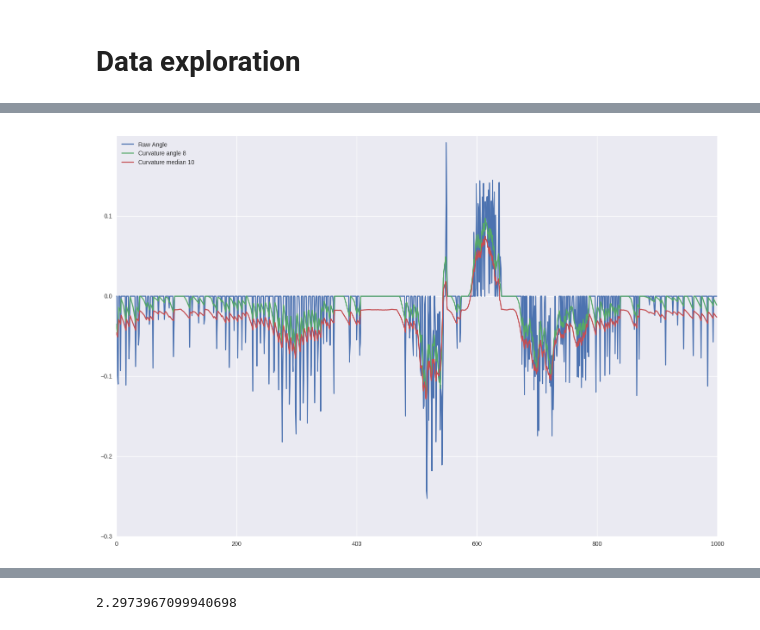
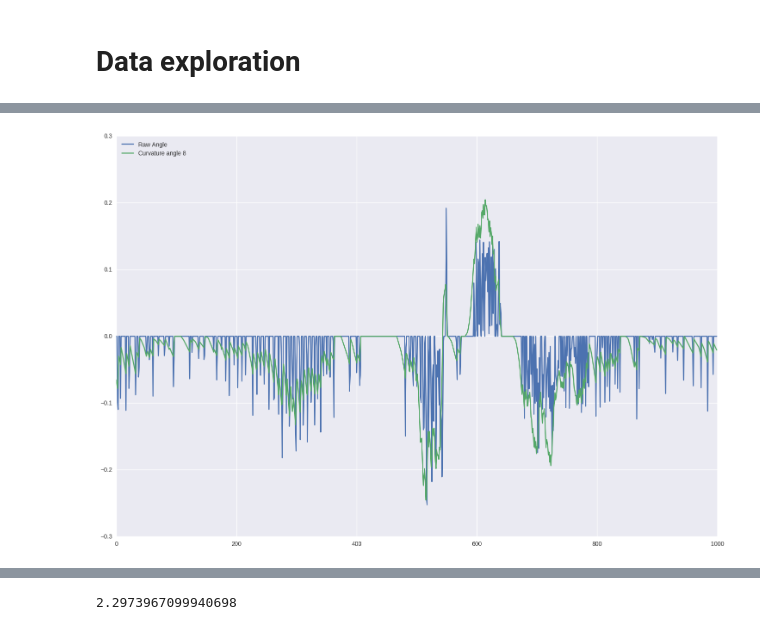
Before and after one commit to balancap/SDC-Behavioral-Cloning, a Jupyter notebook: behavioral-cloning.ipynb, the cells around one changed output, grey strips where cells are left out. Saved outputs shown, nothing was run; the diff lists cells and outputs as text; code cells hidden in the pictures.

```diff
--- a/behavioral-cloning.ipynb
+++ b/behavioral-cloning.ipynb
@@ -372,7 +372,7 @@ angle_cv8 = angle_curvature(x, delta=8)
 
 angle_med5, _ = angle_median(alpha, dt_array, speed, delta=5, length=CAR_LENGTH)
 angle_med10, _ = angle_median(alpha, dt_array, speed, delta=10, length=CAR_LENGTH)
-angle_med15, _ = angle_median(alpha, dt_array, speed, delta=15, length=CAR_LENGTH, offset=1.5)
+angle_med15, _ = angle_median(alpha, dt_array, speed, delta=15, length=CAR_LENGTH, offset=0)
 angle_med20, _ = angle_median(alpha, dt_array, speed, delta=20, length=CAR_LENGTH)
 
 angle_fcv5, _ = angle_post(alpha, dt_array, speed, delta=5, length=CAR_LENGTH)
@@ -389,27 +389,27 @@ angle_mfcv8 = angle_post_mean(alpha, dt_array, speed, deltas=[10, 15, 20, 25], l
 # %%
 nb = 1000
 
 plt.plot(angle_raw[:nb], label='Raw Angle')
 # plt.plot(angle_cv1[:nb], label='Curvature angle 1')
 # plt.plot(angle_cv4[:nb], label='Curvature angle 2')
 # plt.plot(angle_cv4[:nb], label='Curvature angle 4')
 
 # plt.plot(angle_cv4[:nb], label='Curvature angle 8')
-plt.plot(angle_med10[:nb], label='Curvature angle 8')
+plt.plot(angle_med15[:nb] * 2, label='Curvature angle 8')
 
-plt.plot(angle_med15[:nb], label='Curvature median 10')
+# plt.plot(angle_med15[:nb], label='Curvature median 10')
 
 # plt.plot(angle_fcv10[:nb], label='Forward Curvature angle 4')
 # plt.plot(angle_fcv402[:nb], label='Forward Curvature angle 4 2')
 
 # plt.plot(angle_fcv24[:nb], label='Forward Curvature angle 8')
 # plt.plot(angle_mfcv4[:nb], label='Forward Curvature angle 4')
 # plt.plot(angle_mfcv8[:nb], label='Forward Curvature angle 8')
 
 plt.legend(loc='upper left')
 plt.show()
 # %% [output]
-[figure, old version]
+[figure, new version]
 # %%
 dt_array
 # %% [output]
```
Also changed, not shown: parts of 9 cells of this notebook, 4 other files.
